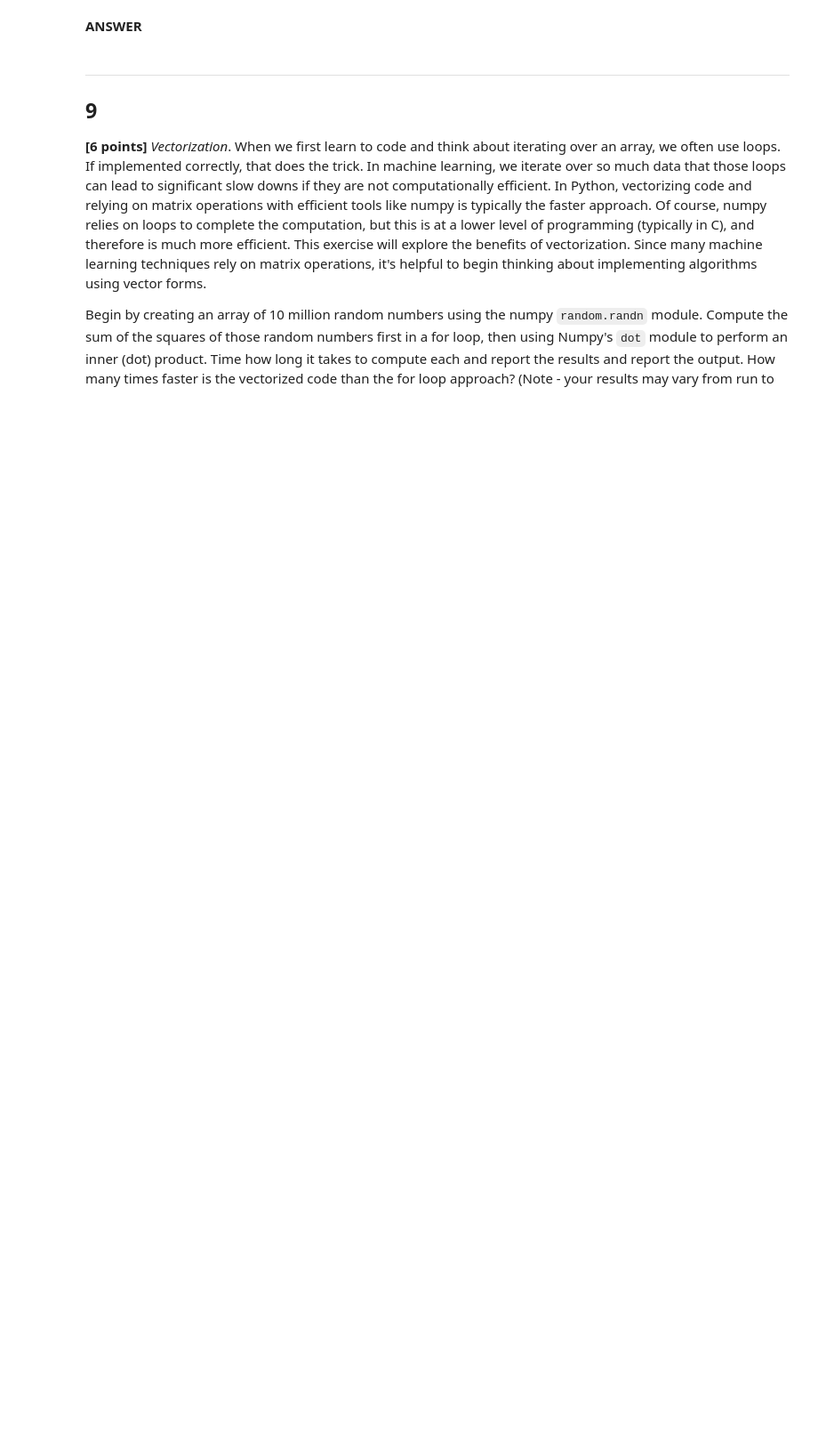
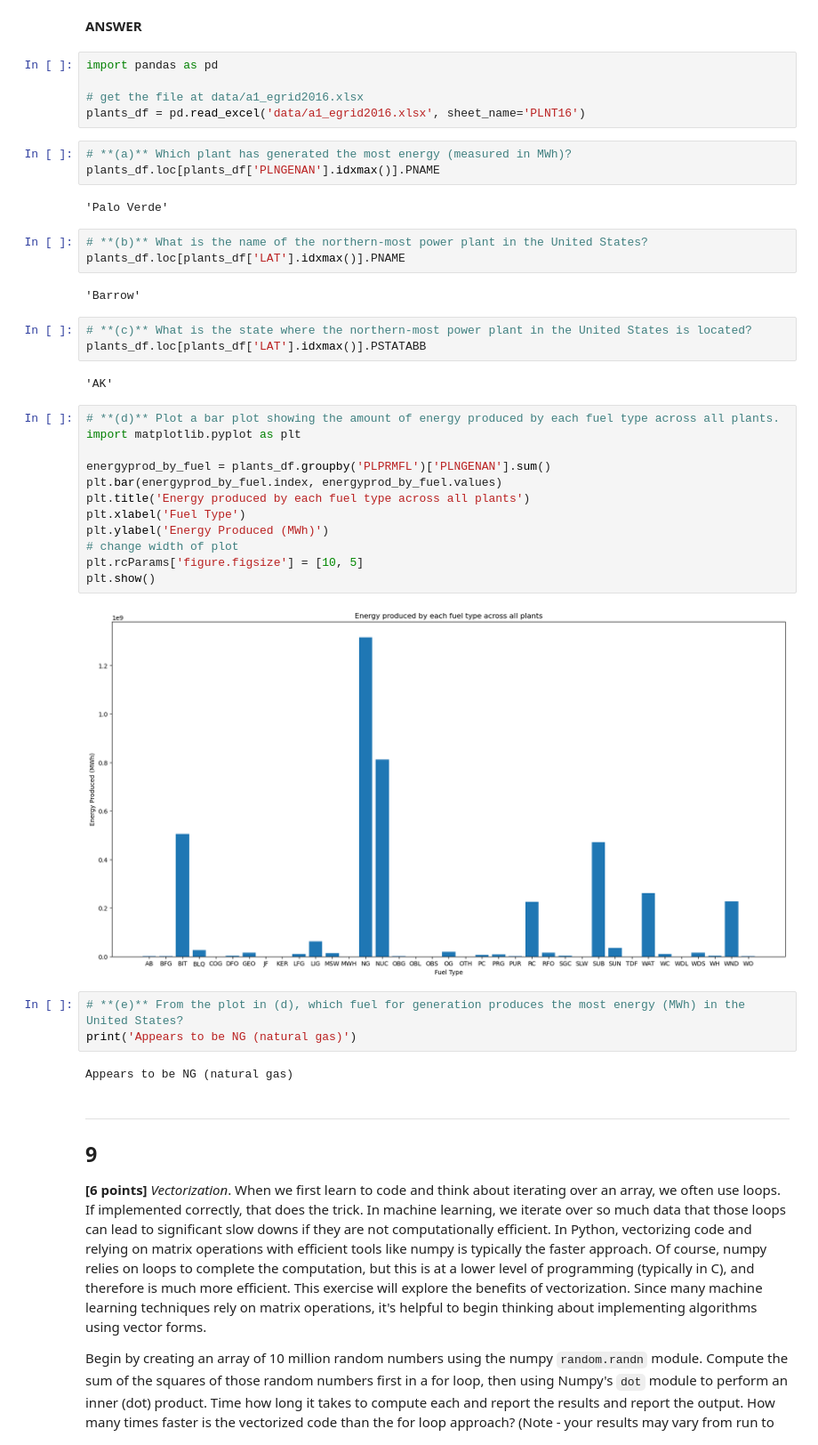
Before and after one commit to cake-dev/ml_class_stuff, a Jupyter notebook: assignments/Assignment_1.ipynb, the cells around one changed output. Shown: that part at 89% size. Cells and saved outputs as stored; diff of their text form; blank space fills up the shorter version.

```diff
--- a/assignments/Assignment_1.ipynb
+++ b/assignments/Assignment_1.ipynb
@@ -228,6 +324,45 @@ There also are a couple of "gotchas" to watch out for with this dataset:
 **(e)** From the plot in (d), which fuel for generation produces the most energy (MWh) in the United States?
 # %% [markdown]
 **ANSWER**
+# %%
+import pandas as pd
+
+# get the file at data/a1_egrid2016.xlsx
+plants_df = pd.read_excel('data/a1_egrid2016.xlsx', sheet_name='PLNT16')
+# %%
+# **(a)** Which plant has generated the most energy (measured in MWh)?
+plants_df.loc[plants_df['PLNGENAN'].idxmax()].PNAME
+# %% [output]
+'Palo Verde'
+# %%
+# **(b)** What is the name of the northern-most power plant in the United States?
+plants_df.loc[plants_df['LAT'].idxmax()].PNAME
+# %% [output]
+'Barrow'
+# %%
+# **(c)** What is the state where the northern-most power plant in the United States is located?
+plants_df.loc[plants_df['LAT'].idxmax()].PSTATABB
+# %% [output]
+'AK'
+# %%
+# **(d)** Plot a bar plot showing the amount of energy produced by each fuel type across all plants.
+import matplotlib.pyplot as plt
+
+energyprod_by_fuel = plants_df.groupby('PLPRMFL')['PLNGENAN'].sum()
+plt.bar(energyprod_by_fuel.index, energyprod_by_fuel.values)
+plt.title('Energy produced by each fuel type across all plants')
+plt.xlabel('Fuel Type')
+plt.ylabel('Energy Produced (MWh)')
+# change width of plot
+plt.rcParams['figure.figsize'] = [10, 5]
+plt.show()
+# %% [output]
+[figure, added]
+# %%
+# **(e)** From the plot in (d), which fuel for generation produces the most energy (MWh) in the United States?
+print('Appears to be NG (natural gas)')
+# %% [output]
+Appears to be NG (natural gas)
 # %% [markdown]
 ---
 
```
Also changed, not shown: parts of 9 cells of this notebook, 2 other files.
